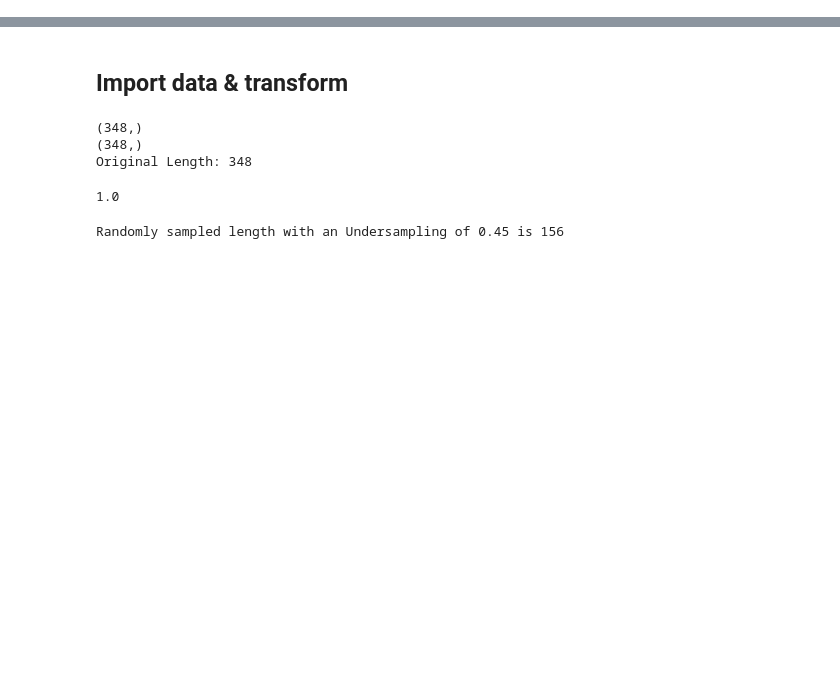
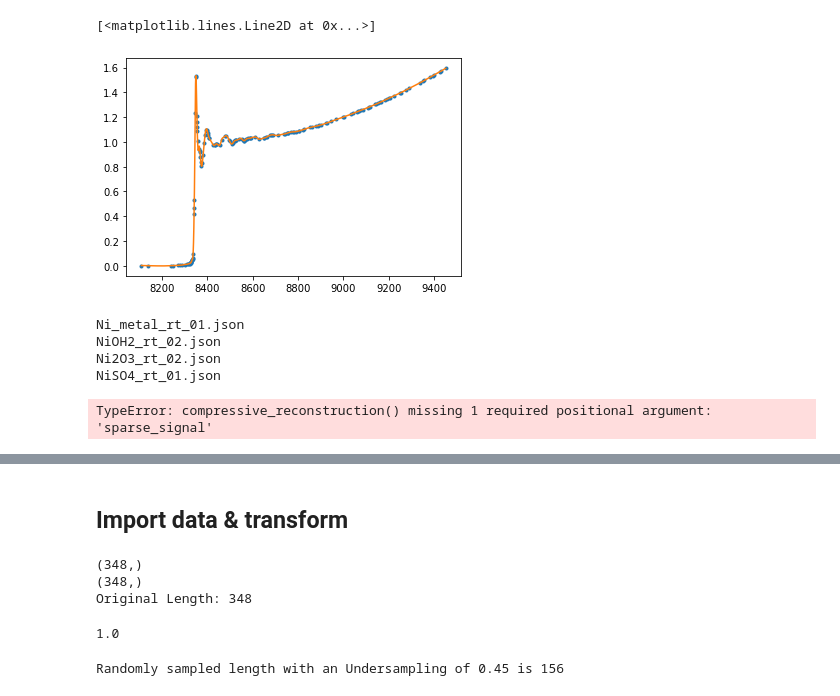
Before and after one commit to koch-kil/xanes_cs, a Jupyter notebook: compressive_sensing_for_xanes.ipynb, the cells around one changed output, grey strips where cells are left out. Drawn from its saved outputs; the diff is of its cells as text; code cells hidden in the pictures; blank space fills up the shorter version.

```diff
--- a/compressive_sensing_for_xanes.ipynb
+++ b/compressive_sensing_for_xanes.ipynb
@@ -16,0 +163,15 @@ import math
+# %%
+plt.plot(us.x_vals, us.y_vals, '.')
+plt.plot(a.x_vals, a.y_vals)
+# %% [output]
+[<matplotlib.lines.Line2D at 0x...>]
+[figure, added]
+# %%
+for i in datadict:
+    d = pd.DataFrame([datadict[i]['x_vals'],
+              datadict[i]['y_vals']]).T
+# %% [output]
+Ni_metal_rt_01.json
+NiOH2_rt_02.json
+Ni2O3_rt_02.json
+NiSO4_rt_01.json
@@ -16,0 +182,4 @@ import math
+# %%
+cs.compressive_reconstruction()
+# %% [output]
+TypeError: compressive_reconstruction() missing 1 required positional argument: 'sparse_signal'
```
Also changed, not shown: parts of 66 cells of this notebook, 15 other files.
